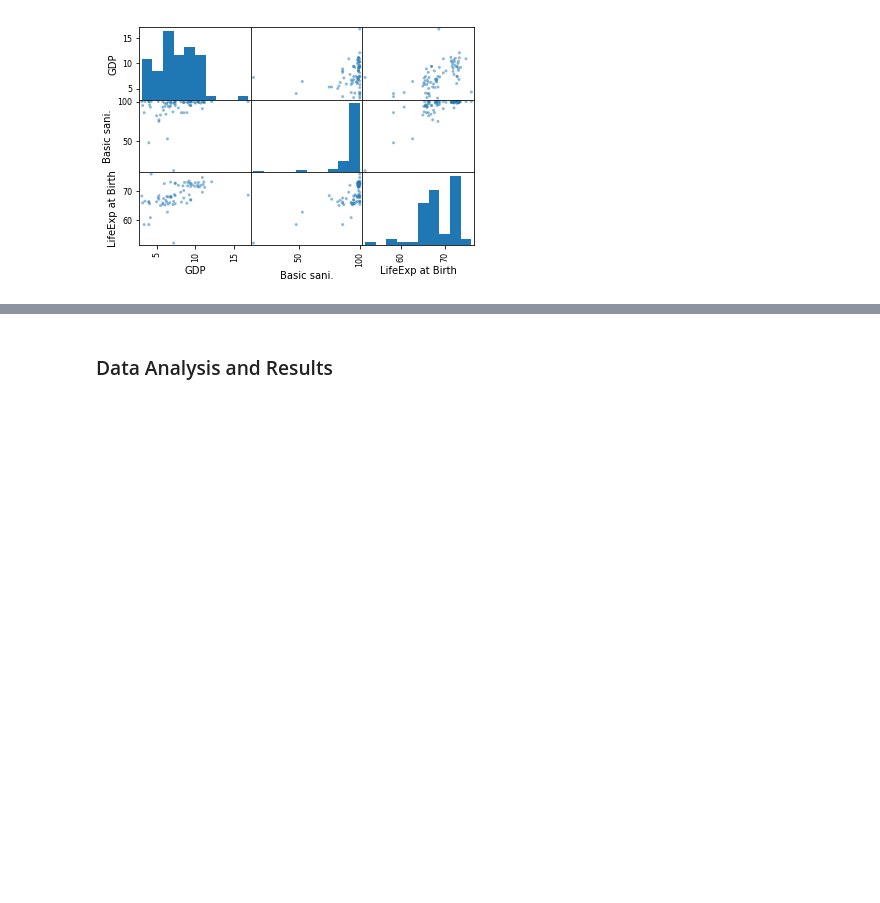
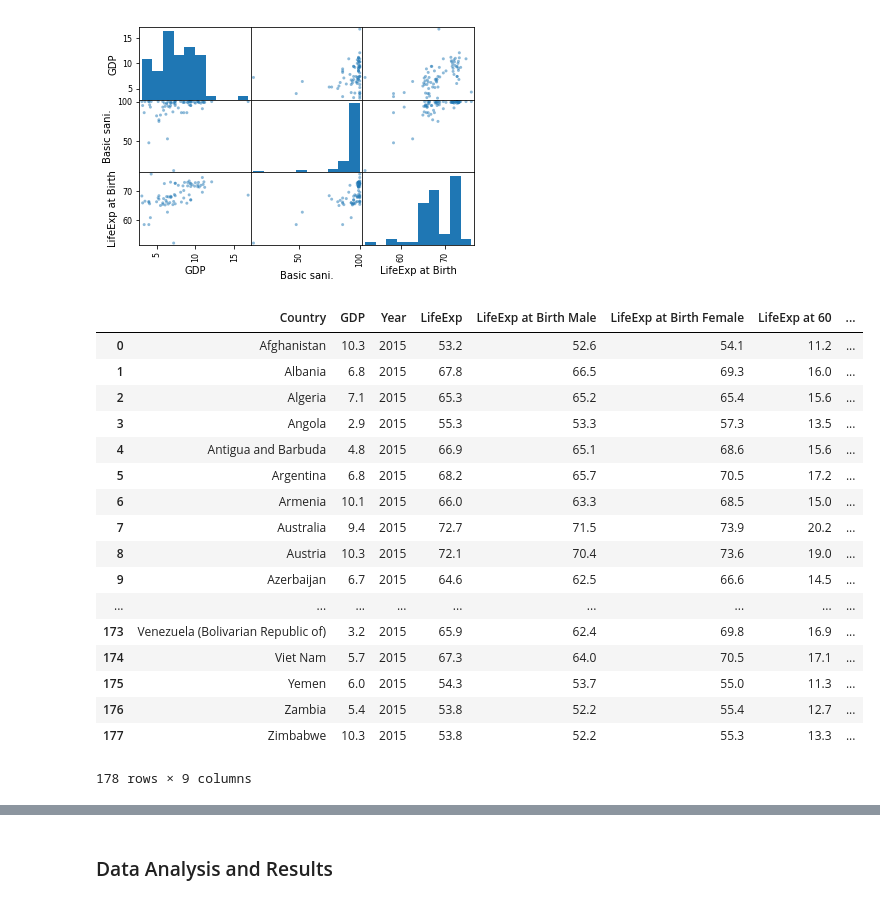
Before and after one commit to debbievo/COGS108_Repo, a Jupyter notebook: FinalProject.ipynb, the cells around one changed output, grey strips where cells are left out. Drawn from its saved outputs; the diff is of its cells as text; code cells hidden in the pictures; blank space fills up the shorter version.

```diff
--- a/FinalProject.ipynb
+++ b/FinalProject.ipynb
@@ -285,3 +287,25 @@ array([[<matplotlib.axes._subplots.AxesSubplot object at 0x...>,
         <matplotlib.axes._subplots.AxesSubplot object at 0x...>]],
       dtype=object)
 [figure]
+# %%
+gdp_LifeExp = gdp_LifeExp.rename(index=str, columns={"LifeExp at Birth": "LifeExp"})
+gdp_LifeExp
+# %% [output]
+|  | Country | GDP | Year | LifeExp | LifeExp at Birth Male | LifeExp at Birth Female | LifeExp at 60 | ... |
+| 0 | Afghanistan | 10.3 | 2015 | 53.2 | 52.6 | 54.1 | 11.2 | ... |
+| 1 | Albania | 6.8 | 2015 | 67.8 | 66.5 | 69.3 | 16.0 | ... |
+| 2 | Algeria | 7.1 | 2015 | 65.3 | 65.2 | 65.4 | 15.6 | ... |
+| 3 | Angola | 2.9 | 2015 | 55.3 | 53.3 | 57.3 | 13.5 | ... |
+| 4 | Antigua and Barbuda | 4.8 | 2015 | 66.9 | 65.1 | 68.6 | 15.6 | ... |
+| 5 | Argentina | 6.8 | 2015 | 68.2 | 65.7 | 70.5 | 17.2 | ... |
+| 6 | Armenia | 10.1 | 2015 | 66.0 | 63.3 | 68.5 | 15.0 | ... |
+| 7 | Australia | 9.4 | 2015 | 72.7 | 71.5 | 73.9 | 20.2 | ... |
+| 8 | Austria | 10.3 | 2015 | 72.1 | 70.4 | 73.6 | 19.0 | ... |
+| 9 | Azerbaijan | 6.7 | 2015 | 64.6 | 62.5 | 66.6 | 14.5 | ... |
+| ... | ... | ... | ... | ... | ... | ... | ... | ... |
+| 173 | Venezuela (Bolivarian Republic of) | 3.2 | 2015 | 65.9 | 62.4 | 69.8 | 16.9 | ... |
+| 174 | Viet Nam | 5.7 | 2015 | 67.3 | 64.0 | 70.5 | 17.1 | ... |
+| 175 | Yemen | 6.0 | 2015 | 54.3 | 53.7 | 55.0 | 11.3 | ... |
+| 176 | Zambia | 5.4 | 2015 | 53.8 | 52.2 | 55.4 | 12.7 | ... |
+| 177 | Zimbabwe | 10.3 | 2015 | 53.8 | 52.2 | 55.3 | 13.3 | ... |
+178 rows × 9 columns
```
Also changed, not shown: parts of 4 cells of this notebook.
